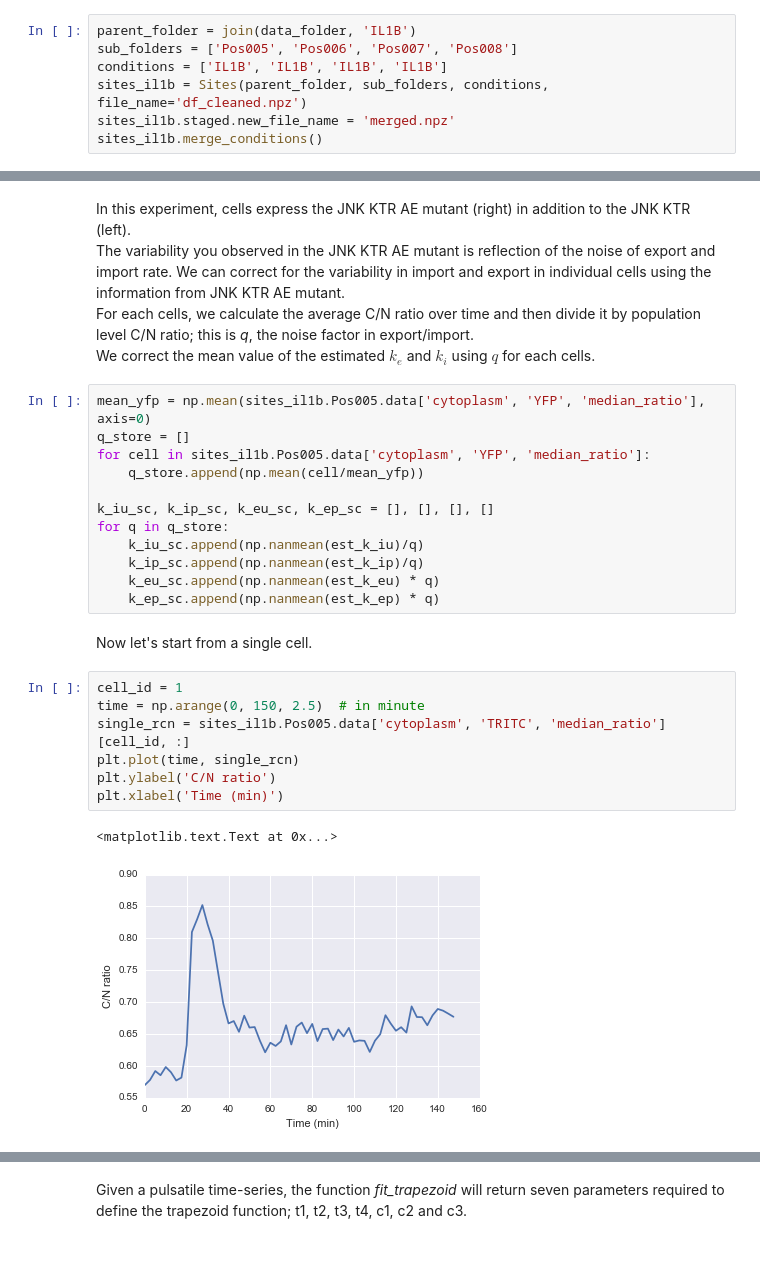
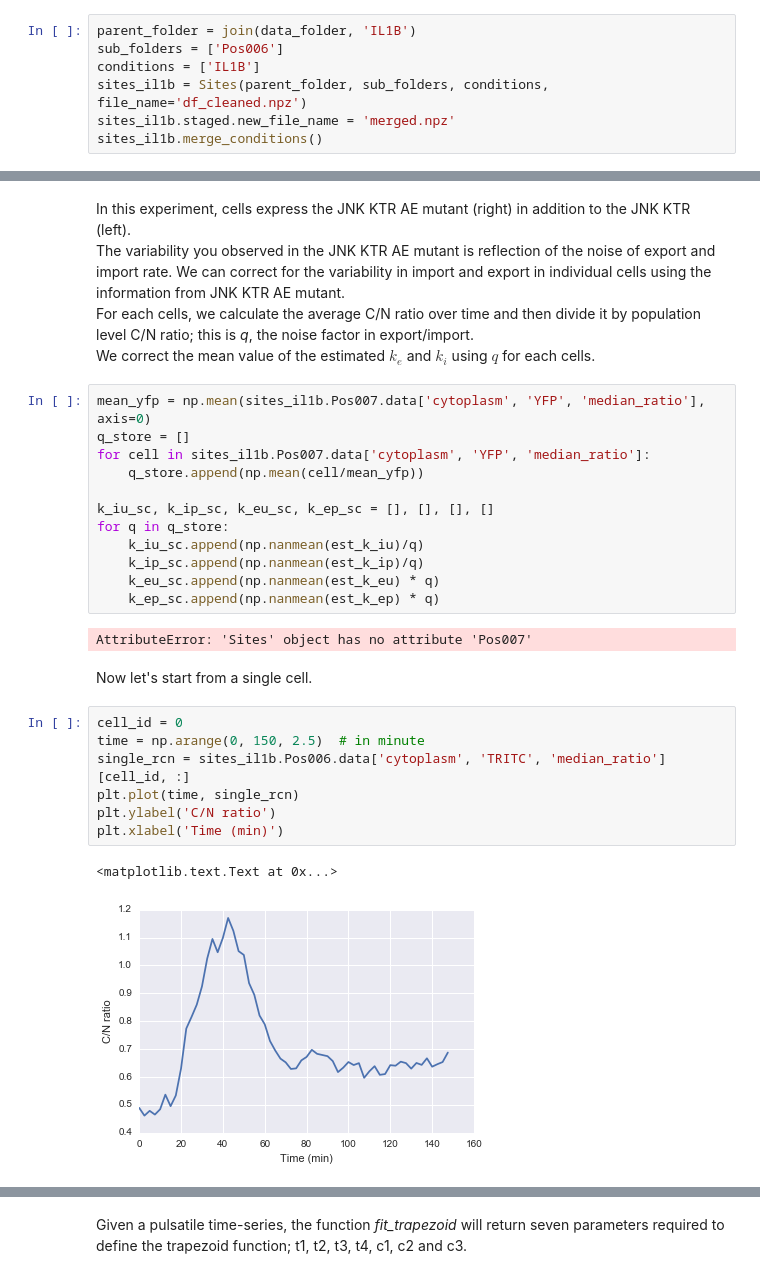
Before and after one commit to macklin/covertrace, a Jupyter notebook: doc/jupyter_examples/KTRProtocol.ipynb, the cells around one changed output, grey strips where cells are left out. Cells and saved outputs as stored; diff of their text form.

```diff
--- a/doc/jupyter_examples/KTRProtocol.ipynb
+++ b/doc/jupyter_examples/KTRProtocol.ipynb
@@ -405,8 +369,8 @@ Now we obtained the all of the parameters we need to estimate absolute kinase co
 Let's calculate the time-course of active JNK with IL1B treatment.
 # %%
 parent_folder = join(data_folder, 'IL1B')
-sub_folders = ['Pos005', 'Pos006', 'Pos007', 'Pos008']
-conditions = ['IL1B', 'IL1B', 'IL1B', 'IL1B']
+sub_folders = ['Pos006']
+conditions = ['IL1B']
 sites_il1b = Sites(parent_folder, sub_folders, conditions, file_name='df_cleaned.npz')
 sites_il1b.staged.new_file_name = 'merged.npz'
 sites_il1b.merge_conditions()
@@ -424,9 +388,9 @@ The variability you observed in the JNK KTR AE mutant is reflection of the noise
 For each cells, we calculate the average C/N ratio over time and then divide it by population level C/N ratio; this is *q*, the noise factor in export/import.
 We correct the mean value of the estimated $k_e$ and $k_i$ using $q$ for each cells.
 # %%
-mean_yfp = np.mean(sites_il1b.Pos005.data['cytoplasm', 'YFP', 'median_ratio'], axis=0)
+mean_yfp = np.mean(sites_il1b.Pos007.data['cytoplasm', 'YFP', 'median_ratio'], axis=0)
 q_store = []
-for cell in sites_il1b.Pos005.data['cytoplasm', 'YFP', 'median_ratio']:
+for cell in sites_il1b.Pos007.data['cytoplasm', 'YFP', 'median_ratio']:
     q_store.append(np.mean(cell/mean_yfp))
 
 k_iu_sc, k_ip_sc, k_eu_sc, k_ep_sc = [], [], [], []
@@ -435,18 +399,20 @@ for q in q_store:
     k_ip_sc.append(np.nanmean(est_k_ip)/q)
     k_eu_sc.append(np.nanmean(est_k_eu) * q)
     k_ep_sc.append(np.nanmean(est_k_ep) * q)
+# %% [output]
+AttributeError: 'Sites' object has no attribute 'Pos007'
 # %% [markdown]
 Now let's start from a single cell.
 # %%
-cell_id = 1
+cell_id = 0
 time = np.arange(0, 150, 2.5)  # in minute
-single_rcn = sites_il1b.Pos005.data['cytoplasm', 'TRITC', 'median_ratio'][cell_id, :]
+single_rcn = sites_il1b.Pos006.data['cytoplasm', 'TRITC', 'median_ratio'][cell_id, :]
 plt.plot(time, single_rcn)
 plt.ylabel('C/N ratio')
 plt.xlabel('Time (min)')
 # %% [output]
 <matplotlib.text.Text at 0x...>
-[figure, old version]
+[figure, new version]
 # %% [markdown]
 First, to reduce the complexity of parameter estimation, we assume that time-course of active JNK with IL1B treatment can be mimicked with the trapezoid function like below. This part might not be necessary but reduces the calculation cost. (CITATION)
 <img src="../../data/trapezoid.jpg" width="300">
```
Also changed, not shown: parts of 22 cells of this notebook.
